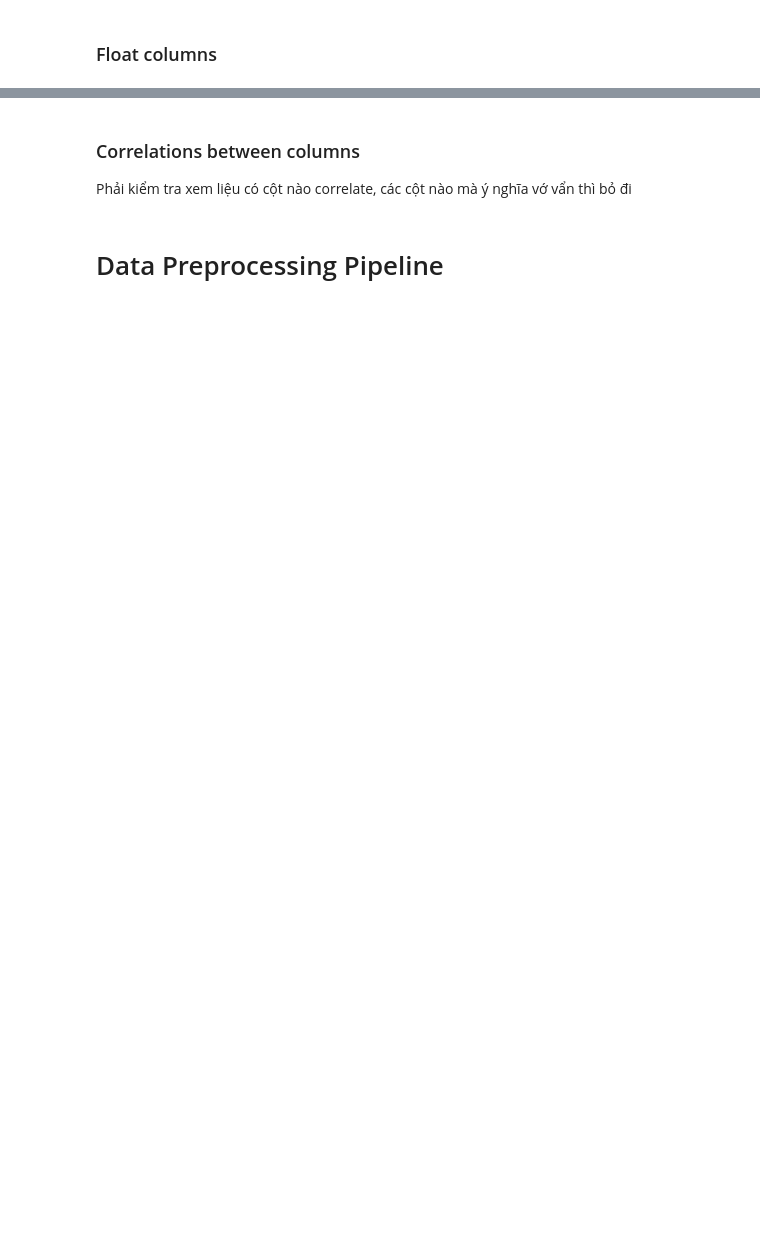
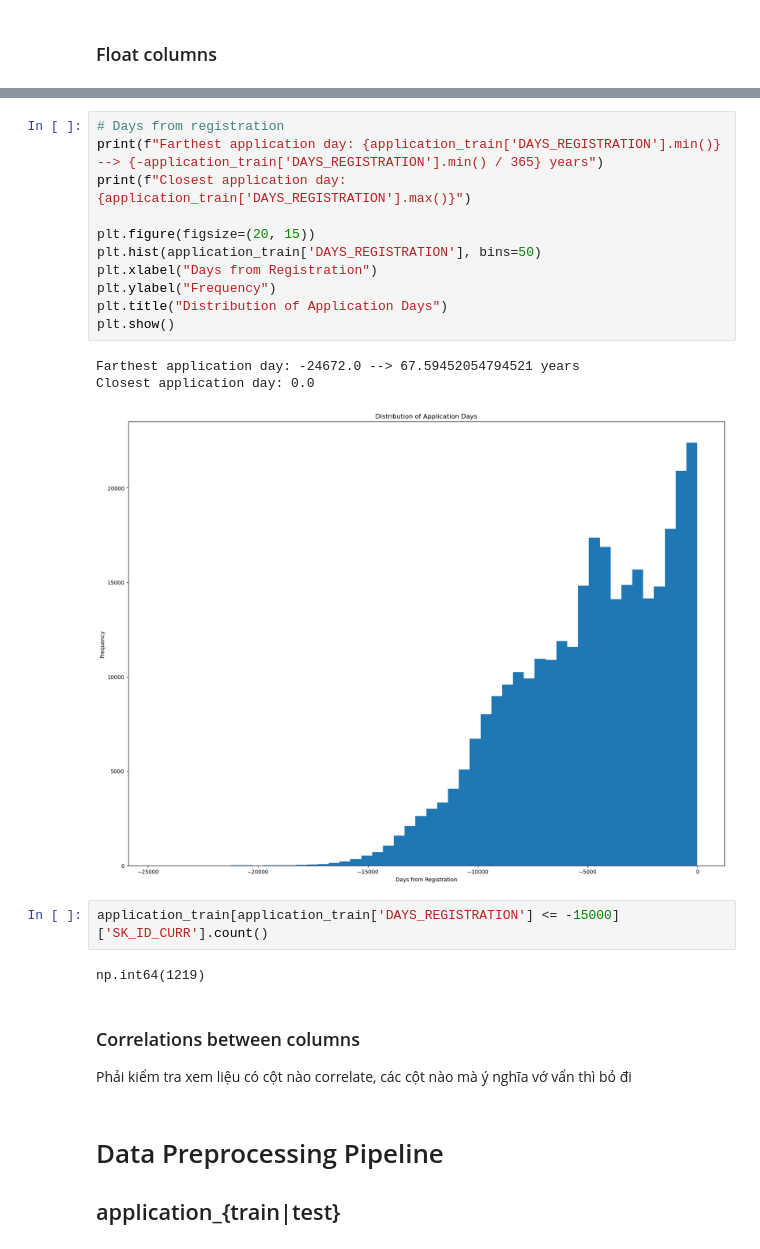
Before and after one commit to PhamMaiLinh-2403/Home_Credit_Default_Risk, a Jupyter notebook: EDA.ipynb, the cells around one changed output, grey strips where cells are left out. Drawn from its saved outputs; the diff is of its cells as text; blank space fills up the shorter version.

Commit message:
EDA application

```diff
--- a/EDA.ipynb
+++ b/EDA.ipynb
@@ -332,8 +443,28 @@ plt.show()
+# %%
+# Days from registration
+print(f"Farthest application day: {application_train['DAYS_REGISTRATION'].min()} --> {-application_train['DAYS_REGISTRATION'].min() / 365} years")
+print(f"Closest application day: {application_train['DAYS_REGISTRATION'].max()}")
+
+plt.figure(figsize=(20, 15))
+plt.hist(application_train['DAYS_REGISTRATION'], bins=50)
+plt.xlabel("Days from Registration")
+plt.ylabel("Frequency")
+plt.title("Distribution of Application Days")
+plt.show()
+# %% [output]
+Farthest application day: -24672.0 --> 67.59452054794521 years
+Closest application day: 0.0
+[figure, added]
+# %%
+application_train[application_train['DAYS_REGISTRATION'] <= -15000]['SK_ID_CURR'].count()
+# %% [output]
+np.int64(1219)
 # %% [markdown]
 ### Correlations between columns
 Phải kiểm tra xem liệu có cột nào correlate, các cột nào mà ý nghĩa vớ vẩn thì bỏ đi
 # %% [markdown]
 # Data Preprocessing Pipeline
+## application_{train|test}
 # %% [markdown]
 - **String Columns**:
     - Hot Encoding columns (phải xử lý các trường hợp bị NaN nữa): NAME_CONTRACT_TYPE, NAME_TYPE_SUITE, NAME_INCOME_TYPE, NAME_FAMILY_STATUS, NAME_HOUSING_TYPE, FONDKAPREMONT_MODE, HOUSETYPE_MODE, WALLSMATERIAL_MODE
```
Also changed, not shown: parts of 9 cells of this notebook, 1 other file.
